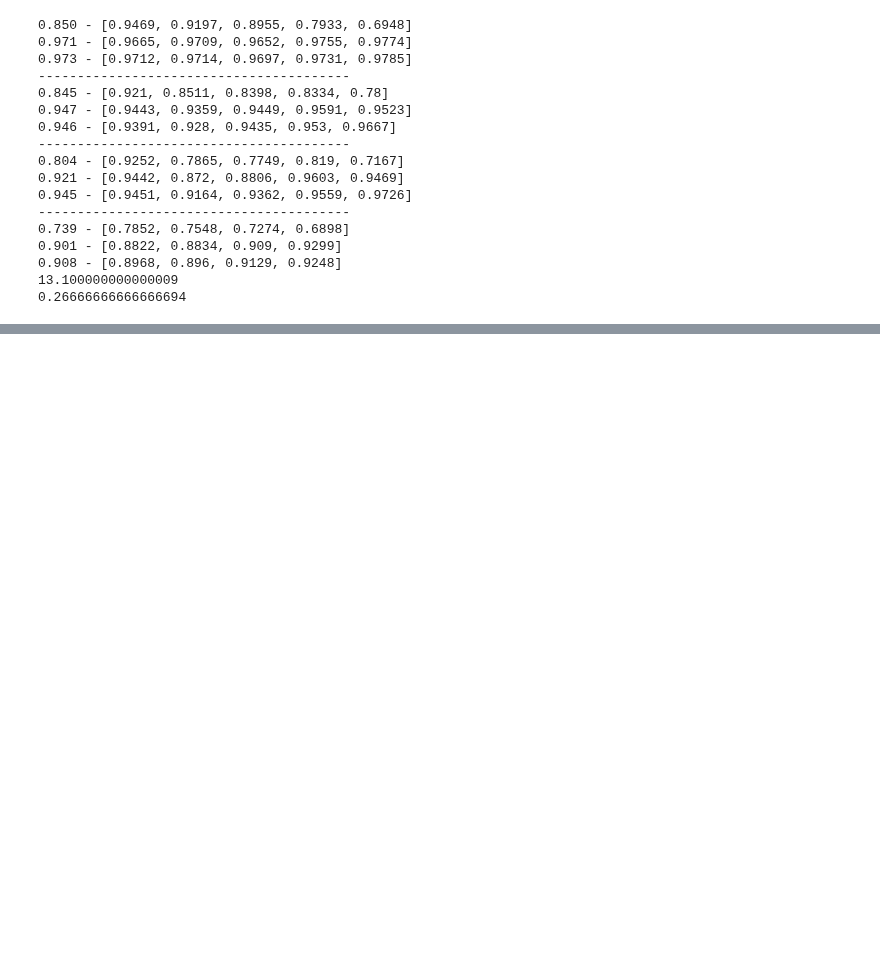
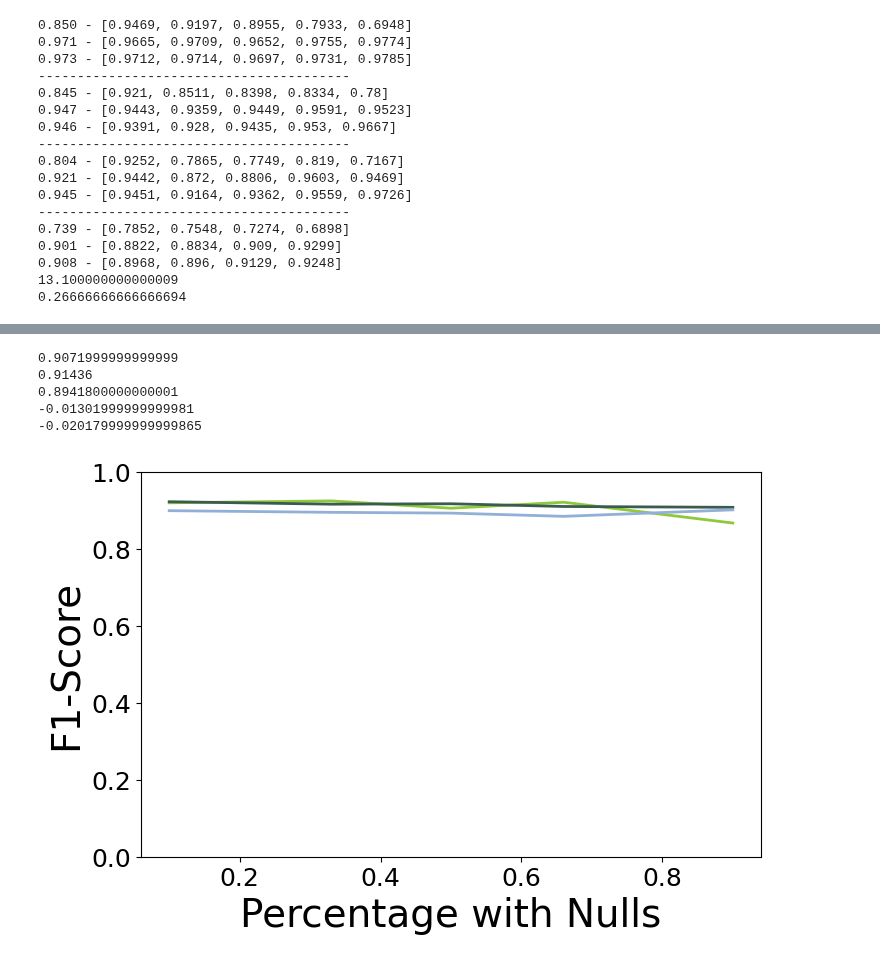
Before and after one commit to sprice134/MQP-2023, a Jupyter notebook: Code/Wole-Paper1/finalVersions/augmentationImbalnceTrends.ipynb, the cells around one changed output, grey strips where cells are left out. Cells and saved outputs as stored; diff of their text form; code cells hidden in the pictures; blank space fills up the shorter version.

```diff
--- a/Code/Wole-Paper1/finalVersions/augmentationImbalnceTrends.ipynb
+++ b/Code/Wole-Paper1/finalVersions/augmentationImbalnceTrends.ipynb
@@ -422,0 +311,56 @@ plt.show()
+# %%
+removalColor = '#8FC93A'
+meanColor = '#395B50'
+synColor = '#92AFD7'
+'''
+WDBC
+-------
+RAW DATA
+WDBC
+[0.916730551496088, 0.9167569391253603, 0.9387958809011441, 0.8951855711740178, 0.9287290267166428] ==> 0.9192
+[0.9099385850420333, 0.9051110830421175, 0.9417460317460318, 0.9285797089245366, 0.9355376475376476] ==> 0.9242
+[0.9100402521455153, 0.8988023088023087, 0.9118295739348371, 0.8942582741438576, 0.9108521303258146] ==> 0.9052
+[0.9051648351648351, 0.9184701572936866, 0.9149450549450548, 0.9145818070818071, 0.9504029304029304] ==> 0.9207
+[0.8966666666666667, 0.8733333333333333, 0.8666666666666666, 0.7966666666666666, 0.8999999999999998] ==> 0.8667
+----------
+[0.9122090677629979, 0.9146652081138752, 0.9399380147372506, 0.9082143808195005, 0.935412716419523] ==> 0.9221
+[0.9148517738940761, 0.8957123189734675, 0.9370436714174959, 0.898483325617472, 0.932306481022336] ==> 0.9157
+[0.91433027988421, 0.8865934504584171, 0.9395203340807425, 0.9088474522075976, 0.9349377927999896] ==> 0.9168
+[0.9138621924790835, 0.8792930996022317, 0.9322608951089114, 0.8959548367158913, 0.9273647560806111] ==> 0.9097
+[0.9111791674307721, 0.8579282185508117, 0.93014797926596, 0.9084559200688258, 0.9296996975618942] ==> 0.9075
+----------
+[0.846764023869287, 0.9181369098107911, 0.936009397106958, 0.8933752579457777, 0.8998462717589802] ==> 0.8988
+[0.846764023869287, 0.9098838837670673, 0.939218131399073, 0.8760921491419161, 0.9006361045192881] ==> 0.8945
+[0.8540367511420142, 0.8897749990603081, 0.9185065538257972, 0.8967372145748925, 0.9034977303398357] ==> 0.8925
+[0.857143976013945, 0.882898157932749, 0.9067146499001589, 0.8767625090177857, 0.8968428133250356] ==> 0.8841
+[0.8778936666545214, 0.8795000707365993, 0.9356280169694802, 0.9000162961762508, 0.9120364863368714] ==> 0.9010
+'''
+removal_wdbc = [.9192, 0.9242, 0.9052, 0.9207, 0.8667]
+mean_wdbc = [.9221, 0.9157, 0.9168, 0.9097, 0.9075]
+syn_filled_wdbc = [.8988, 0.8945, 0.8925, 0.8841, 0.9010]
+print(np.mean(removal_wdbc))
+print(np.mean(mean_wdbc))
+print(np.mean(syn_filled_wdbc))
+print(np.mean(syn_filled_wdbc) - np.mean(removal_wdbc))
+print(np.mean(syn_filled_wdbc) - np.mean(mean_wdbc))
+
+wdbc_x_vals_null = [0.1, 0.33, 0.5, 0.66, 0.9]
+
+plt.plot(wdbc_x_vals_null, removal_wdbc,  label='Removal', color=removalColor, linewidth=2)
+plt.plot(wdbc_x_vals_null, mean_wdbc, label='Mean Imputation', color=meanColor, linewidth=2)
+plt.plot(wdbc_x_vals_null, syn_filled_wdbc, label='DB-PAC Imputation', color=synColor, linewidth=2)
+plt.xlabel("Percentage with Nulls")
+plt.ylabel("F1-Score")
+plt.ylim(0,1)
+plt.rcParams["figure.figsize"] = (8, 5)
+plt.rcParams.update({'font.size': 28})
+plt.rc('xtick', labelsize=18)
+plt.rc('ytick', labelsize=18)
+plt.show()
+# %% [output]
+0.9071999999999999
+0.91436
+0.8941800000000001
+-0.01301999999999981
+-0.020179999999999865
+[figure, added]
```
Also changed, not shown: parts of 8 cells of this notebook, 18 other files.
